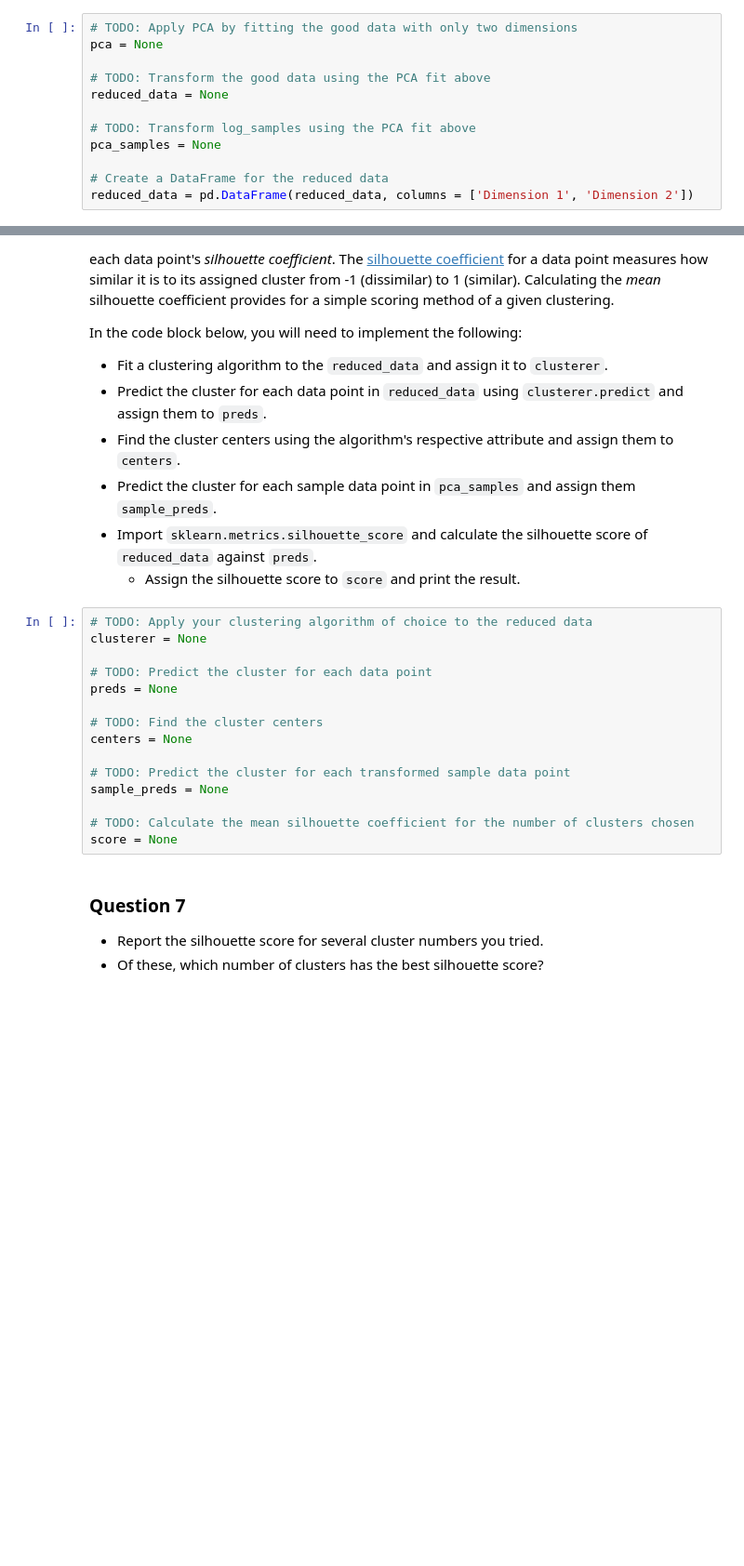
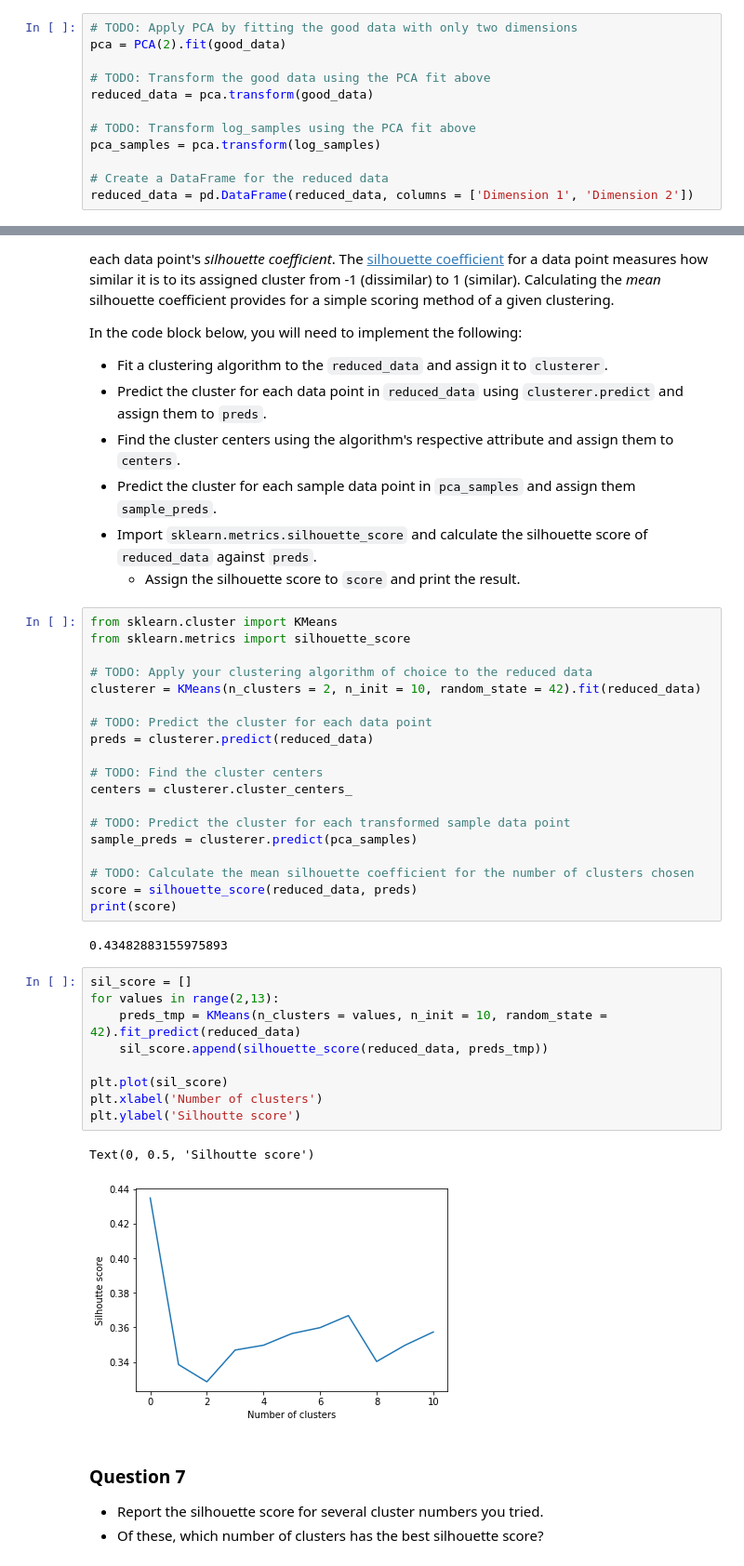
Before and after one commit to schrankf/Udacity_project_ml_customer_segments, a Jupyter notebook: customer_segments.ipynb, the cells around one changed output, grey strips where cells are left out. Shown at 93% size. Drawn from its saved outputs; the diff is of its cells as text; blank space fills up the shorter version.

```diff
--- a/customer_segments.ipynb
+++ b/customer_segments.ipynb
@@ -236,13 +405,13 @@ In the code block below, you will need to implement the following:
  - Apply a PCA transformation of `log_samples` using `pca.transform`, and assign the results to `pca_samples`.
 # %%
 # TODO: Apply PCA by fitting the good data with only two dimensions
-pca = None
+pca = PCA(2).fit(good_data)
 
 # TODO: Transform the good data using the PCA fit above
-reduced_data = None
+reduced_data = pca.transform(good_data)
 
 # TODO: Transform log_samples using the PCA fit above
-pca_samples = None
+pca_samples = pca.transform(log_samples)
 
 # Create a DataFrame for the reduced data
 reduced_data = pd.DataFrame(reduced_data, columns = ['Dimension 1', 'Dimension 2'])
@@ -292,20 +482,38 @@ In the code block below, you will need to implement the following:
  - Import `sklearn.metrics.silhouette_score` and calculate the silhouette score of `reduced_data` against `preds`.
    - Assign the silhouette score to `score` and print the result.
 # %%
+from sklearn.cluster import KMeans
+from sklearn.metrics import silhouette_score
+
 # TODO: Apply your clustering algorithm of choice to the reduced data
-clusterer = None
+clusterer = KMeans(n_clusters = 2, n_init = 10, random_state = 42).fit(reduced_data)
 
 # TODO: Predict the cluster for each data point
-preds = None
+preds = clusterer.predict(reduced_data)
 
 # TODO: Find the cluster centers
-centers = None
+centers = clusterer.cluster_centers_
 
 # TODO: Predict the cluster for each transformed sample data point
-sample_preds = None
+sample_preds = clusterer.predict(pca_samples)
 
 # TODO: Calculate the mean silhouette coefficient for the number of clusters chosen
-score = None
+score = silhouette_score(reduced_data, preds)
+print(score)
+# %% [output]
+0.43482883155975893
+# %%
+sil_score = []
+for values in range(2,13):
+    preds_tmp = KMeans(n_clusters = values, n_init = 10, random_state = 42).fit_predict(reduced_data)
+    sil_score.append(silhouette_score(reduced_data, preds_tmp))
+
+plt.plot(sil_score)
+plt.xlabel('Number of clusters')
+plt.ylabel('Silhoutte score')
+# %% [output]
+Text(0, 0.5, 'Silhoutte score')
+[figure, added]
 # %% [markdown]
 ### Question 7
 
```
Also changed, not shown: parts of 41 cells of this notebook, 2 other files.
